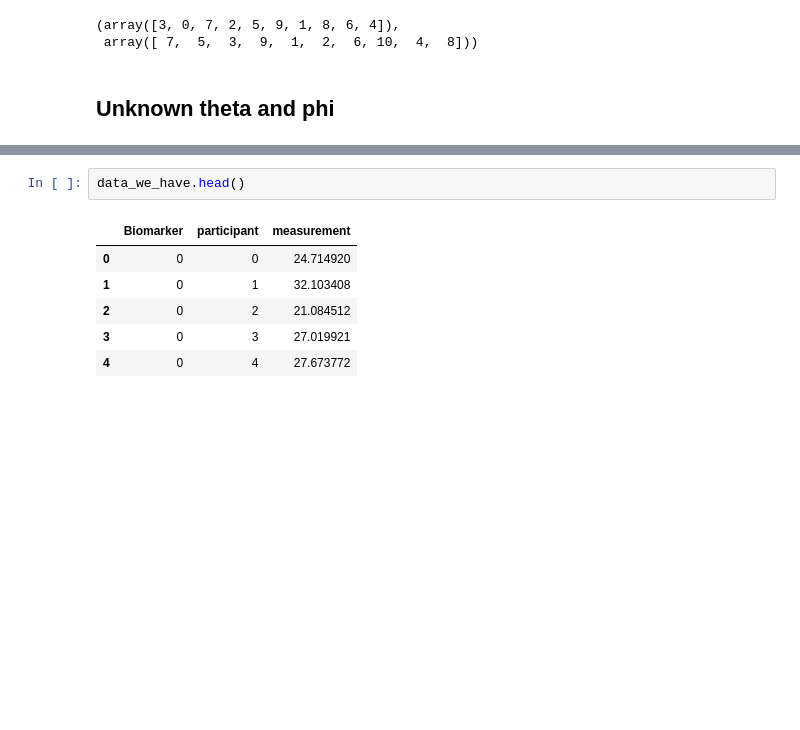
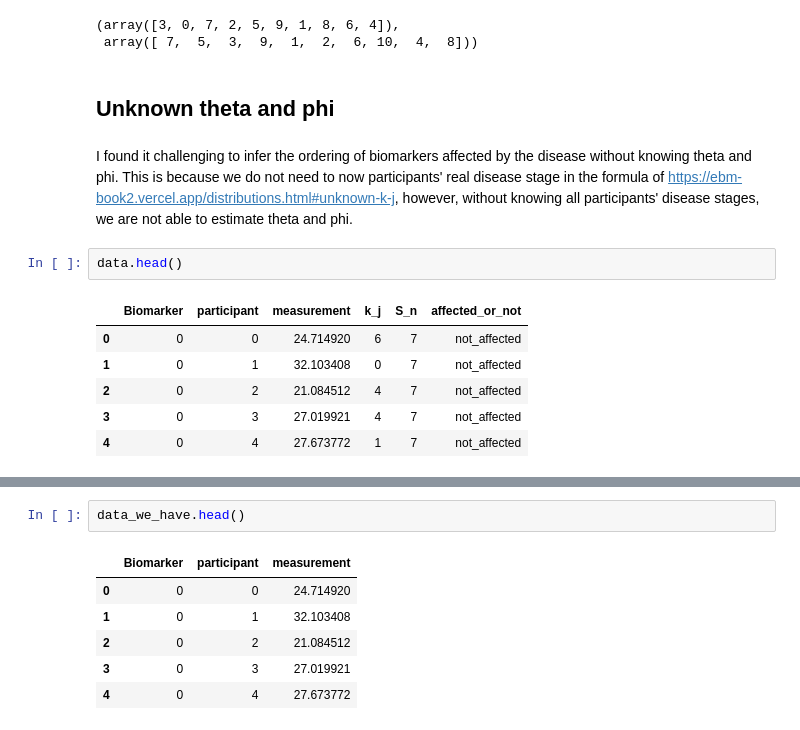
Before and after one commit to hongtaoh/ebm-book, a Jupyter notebook: _build/html/_sources/estimate_three.ipynb, the cells around one changed output, grey strips where cells are left out. Drawn from its saved outputs; the diff is of its cells as text; blank space fills up the shorter version.

Commit message:
Updating the book on Fri Apr 12 14:19:40 CDT 2024

```diff
--- a/_build/html/_sources/estimate_three.ipynb
+++ b/_build/html/_sources/estimate_three.ipynb
@@ -285,3 +255,14 @@ best_order, np.array(list(real_ordering_dic.values()))
  array([ 7,  5,  3,  9,  1,  2,  6, 10,  4,  8]))
 # %% [markdown]
 ## Unknown theta and phi
+# %% [markdown]
+I found it challenging to infer the ordering of biomarkers affected by the disease without knowing theta and phi. This is because we do not need to now participants' real disease stage in the formula of https://ebm-book2.vercel.app/distributions.html#unknown-k-j, however, without knowing all participants' disease stages, we are not able to estimate theta and phi.
+# %%
+data.head()
+# %% [output]
+|  | Biomarker | participant | measurement | k_j | S_n | affected_or_not |
+| 0 | 0 | 0 | 24.714920 | 6 | 7 | not_affected |
+| 1 | 0 | 1 | 32.103408 | 0 | 7 | not_affected |
+| 2 | 0 | 2 | 21.084512 | 4 | 7 | not_affected |
+| 3 | 0 | 3 | 27.019921 | 4 | 7 | not_affected |
+| 4 | 0 | 4 | 27.673772 | 1 | 7 | not_affected |
```
Also changed, not shown: parts of 14 cells of this notebook, 16 other files.
